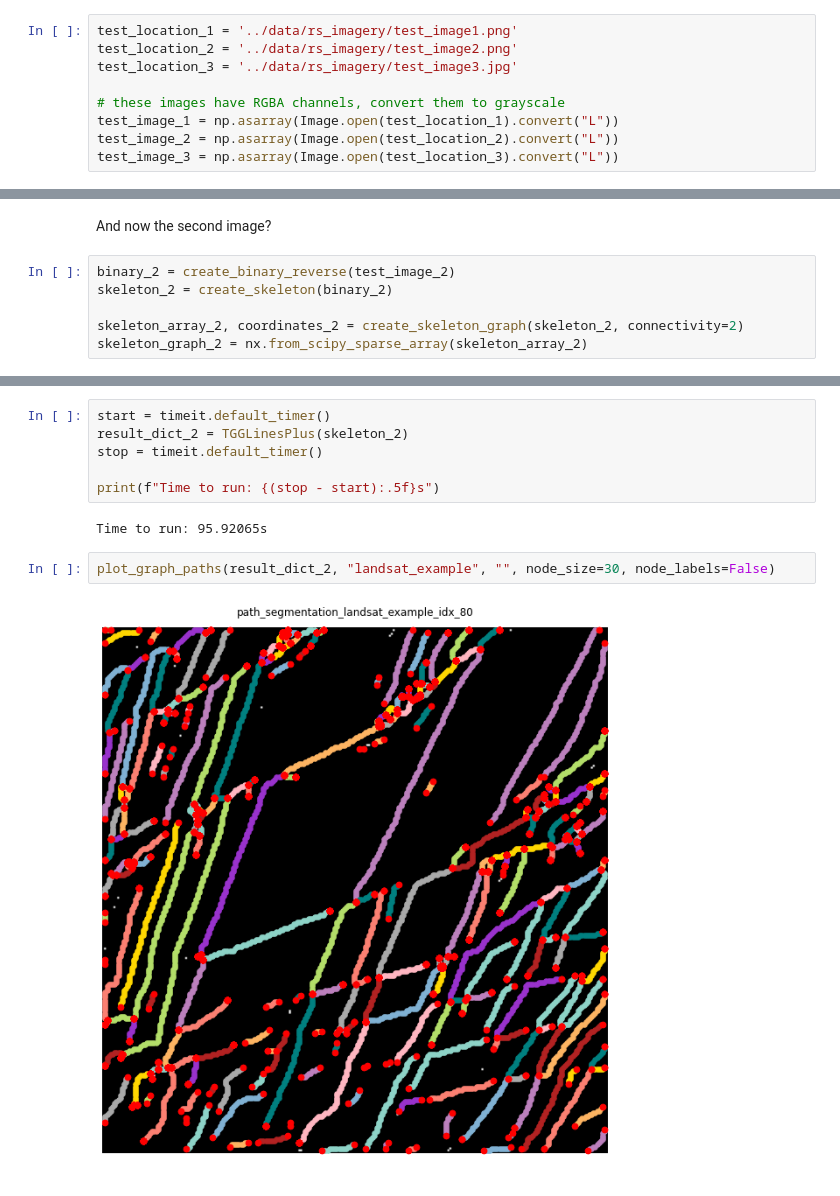
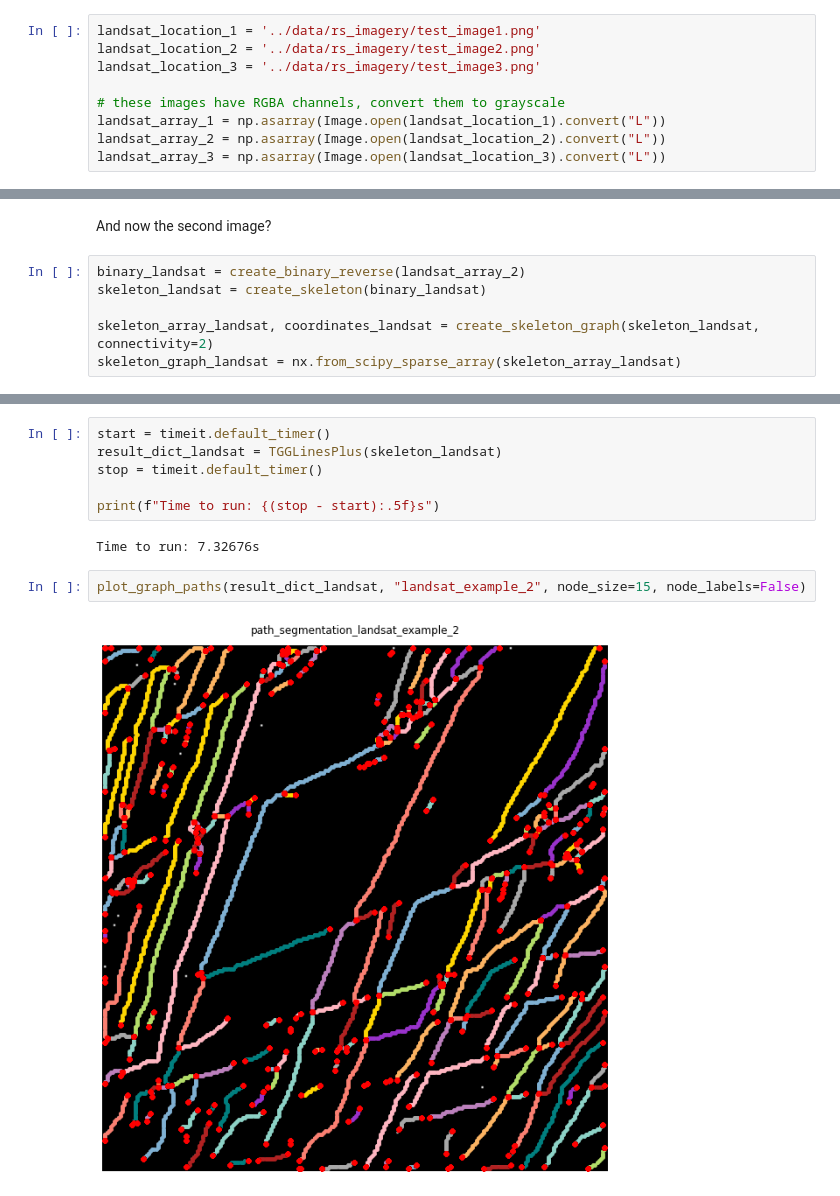
Before and after one commit to GeoAIR-lab/TGGLinesPlus, a Jupyter notebook: notebooks/3_TGGLinesPlus_domain_examples.ipynb, the cells around one changed output, grey strips where cells are left out. Saved outputs shown, nothing was run; the diff lists cells and outputs as text.

```diff
--- a/notebooks/3_TGGLinesPlus_domain_examples.ipynb
+++ b/notebooks/3_TGGLinesPlus_domain_examples.ipynb
@@ -462,12 +675,12 @@ plot_graph_paths(result_dict_retina, "", "", node_size=30, node_labels=False)
 ## Satellite imagery
 ### Ice sheet imagery Landsat
 # %%
-test_location_1 = '../data/rs_imagery/test_image1.png'
-test_location_2 = '../data/rs_imagery/test_image2.png'
-test_location_3 = '../data/rs_imagery/test_image3.jpg'
+landsat_location_1 = '../data/rs_imagery/test_image1.png'
+landsat_location_2 = '../data/rs_imagery/test_image2.png'
+landsat_location_3 = '../data/rs_imagery/test_image3.png'
 
 # these images have RGBA channels, convert them to grayscale
-test_image_1 = np.asarray(Image.open(test_location_1).convert("L"))
-test_image_2 = np.asarray(Image.open(test_location_2).convert("L"))
-test_image_3 = np.asarray(Image.open(test_location_3).convert("L"))
+landsat_array_1 = np.asarray(Image.open(landsat_location_1).convert("L"))
+landsat_array_2 = np.asarray(Image.open(landsat_location_2).convert("L"))
+landsat_array_3 = np.asarray(Image.open(landsat_location_3).convert("L"))
 # %%
@@ -536,11 +749,11 @@ plot_graph_paths(result_dict_1, "landsat_example", "", node_size=30, node_labels
 # %% [markdown]
 And now the second image?
 # %%
-binary_2 = create_binary_reverse(test_image_2)
-skeleton_2 = create_skeleton(binary_2)
+binary_landsat = create_binary_reverse(landsat_array_2)
+skeleton_landsat = create_skeleton(binary_landsat)
 
-skeleton_array_2, coordinates_2 = create_skeleton_graph(skeleton_2, connectivity=2)
-skeleton_graph_2 = nx.from_scipy_sparse_array(skeleton_array_2)
+skeleton_array_landsat, coordinates_landsat = create_skeleton_graph(skeleton_landsat, connectivity=2)
+skeleton_graph_landsat = nx.from_scipy_sparse_array(skeleton_array_landsat)
 # %%
 fig, ax = plt.subplots(1, 3, figsize=(20, 15))
 
@@ -570,12 +784,12 @@ plt.show()
 # %%
 start = timeit.default_timer()
-result_dict_2 = TGGLinesPlus(skeleton_2)
+result_dict_landsat = TGGLinesPlus(skeleton_landsat)
 stop = timeit.default_timer()
 
 print(f"Time to run: {(stop - start):.5f}s")
 # %% [output]
-Time to run: 95.92065s
+Time to run: 7.32676s
 # %%
-plot_graph_paths(result_dict_2, "landsat_example", "", node_size=30, node_labels=False)
+plot_graph_paths(result_dict_landsat, "landsat_example_2", node_size=15, node_labels=False)
 # %% [output]
-[figure, old version]
+[figure, new version]
```
Also changed, not shown: parts of 51 cells of this notebook, 3 other files.
